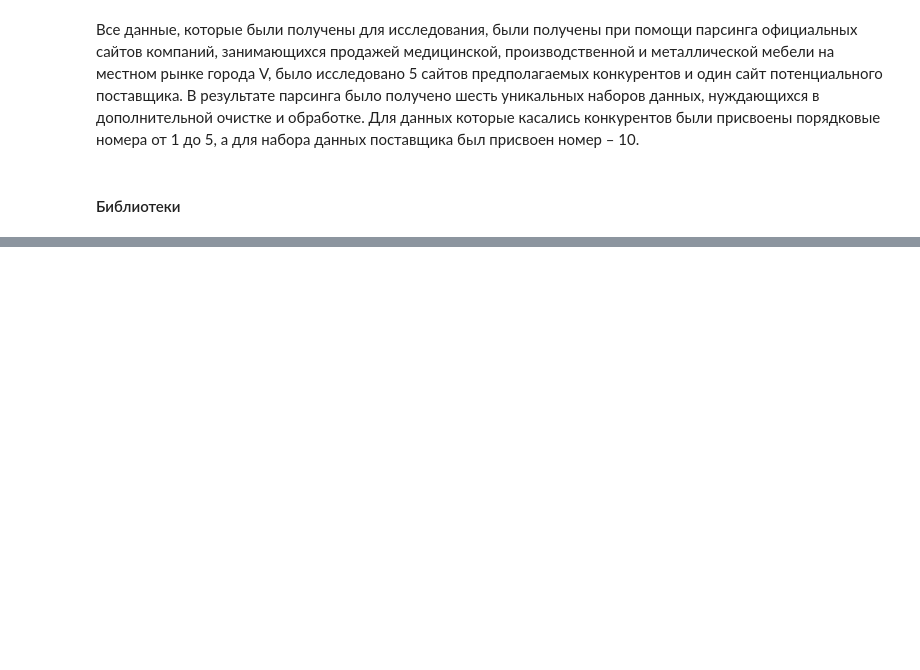
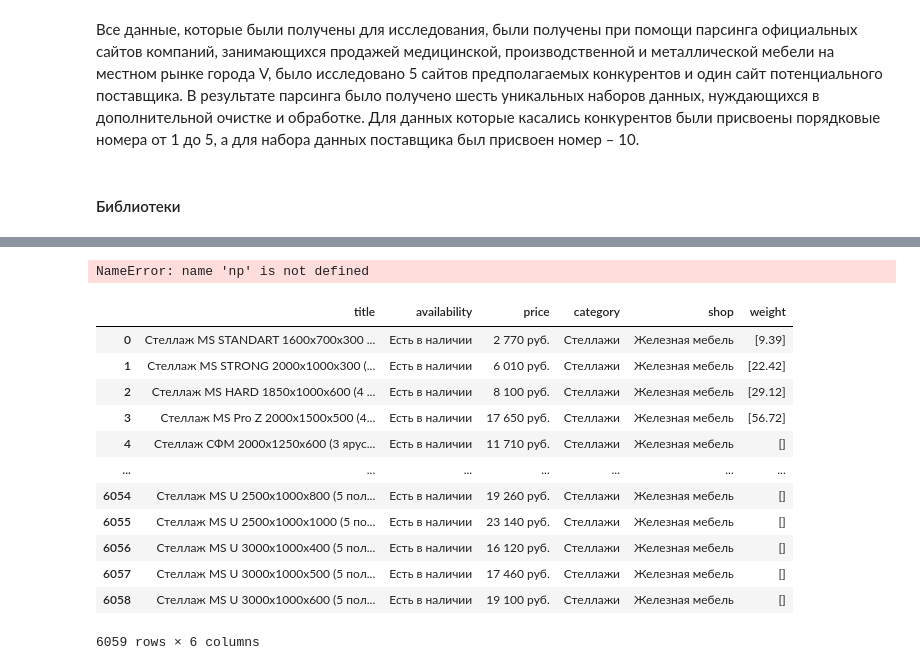
Before and after one commit to VissZyCrain/DIPLOMA_Tuchin_A_M, a Jupyter notebook: Data collection and processing.ipynb, the cells around one changed output, grey strips where cells are left out. Cells and saved outputs as stored; diff of their text form; code cells hidden in the pictures; blank space fills up the shorter version.

```diff
--- a/Data collection and processing.ipynb
+++ b/Data collection and processing.ipynb
@@ -81,0 +484,3 @@ NameError: name 'res_full' is not defined
+# %%
+df_metallicheskaya_mebel_st['width'] = df_metallicheskaya_mebel_st['size'].apply(width)
+df_metallicheskaya_mebel_st.head()
@@ -81,0 +489,3 @@ NameError: name 'res_full' is not defined
+# %%
+df_metallicheskaya_mebel_st['width'] = df_metallicheskaya_mebel_st['size'].apply(width)
+df_metallicheskaya_mebel_st.head()
@@ -81,0 +494,3 @@ NameError: name 'res_full' is not defined
+# %%
+df_metallicheskaya_mebel_st['weight'] = df_metallicheskaya_mebel_st['description'].apply(weight)
+df_metallicheskaya_mebel_st.head()
@@ -81,0 +504,23 @@ NameError: name 'res_full' is not defined
+# %%
+df_metallicheskaya_mebel_st['weight'] = df_metallicheskaya_mebel_st['weight'].apply(list_weight_to_float)
+df_metallicheskaya_mebel_st.head()
+# %% [output]
+NameError: name 'np' is not defined
+# %%
+#удаляем ненужные колонки
+df_metallicheskaya_mebel_st = df_metallicheskaya_mebel_st.drop(['description', 'size'], axis=1)
+df_metallicheskaya_mebel_st
+# %% [output]
+|  | title | availability | price | category | shop | weight |
+| 0 | Стеллаж MS STANDART 1600х700х300 ... | Есть в наличии | 2 770 руб. | Стеллажи | Железная мебель | [9.39] |
+| 1 | Стеллаж MS STRONG 2000х1000х300 (... | Есть в наличии | 6 010 руб. | Стеллажи | Железная мебель | [22.42] |
+| 2 | Стеллаж MS HARD 1850х1000х600 (4 ... | Есть в наличии | 8 100 руб. | Стеллажи | Железная мебель | [29.12] |
+| 3 | Стеллаж MS Pro Z 2000х1500х500 (4... | Есть в наличии | 17 650 руб. | Стеллажи | Железная мебель | [56.72] |
+| 4 | Стеллаж СФМ 2000х1250х600 (3 ярус... | Есть в наличии | 11 710 руб. | Стеллажи | Железная мебель | [] |
+| ... | ... | ... | ... | ... | ... | ... |
+| 6054 | Стеллаж MS U 2500х1000х800 (5 пол... | Есть в наличии | 19 260 руб. | Стеллажи | Железная мебель | [] |
+| 6055 | Стеллаж MS U 2500х1000х1000 (5 по... | Есть в наличии | 23 140 руб. | Стеллажи | Железная мебель | [] |
+| 6056 | Стеллаж MS U 3000х1000х400 (5 пол... | Есть в наличии | 16 120 руб. | Стеллажи | Железная мебель | [] |
+| 6057 | Стеллаж MS U 3000х1000х500 (5 пол... | Есть в наличии | 17 460 руб. | Стеллажи | Железная мебель | [] |
+| 6058 | Стеллаж MS U 3000х1000х600 (5 пол... | Есть в наличии | 19 100 руб. | Стеллажи | Железная мебель | [] |
+6059 rows × 6 columns
```
Also changed, not shown: parts of 63 cells of this notebook, 2 other files.
